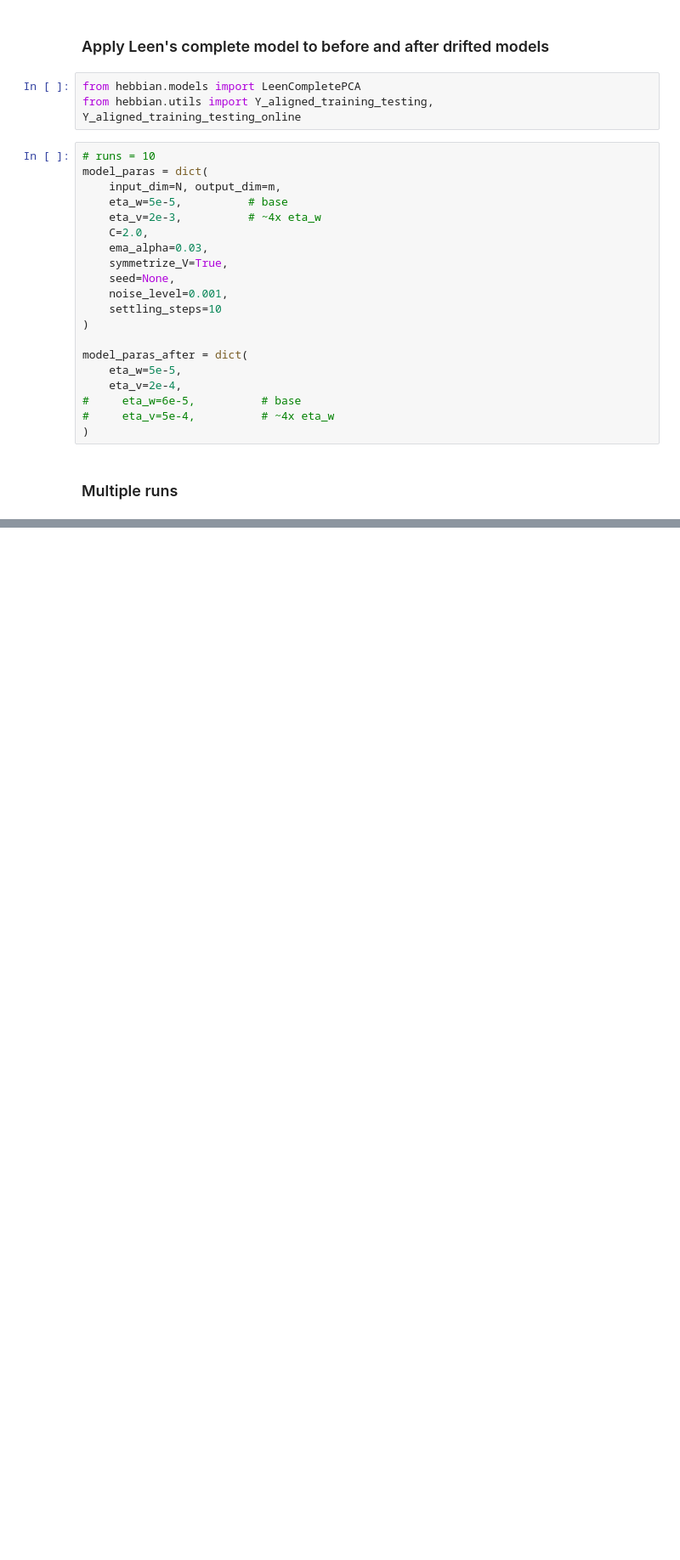
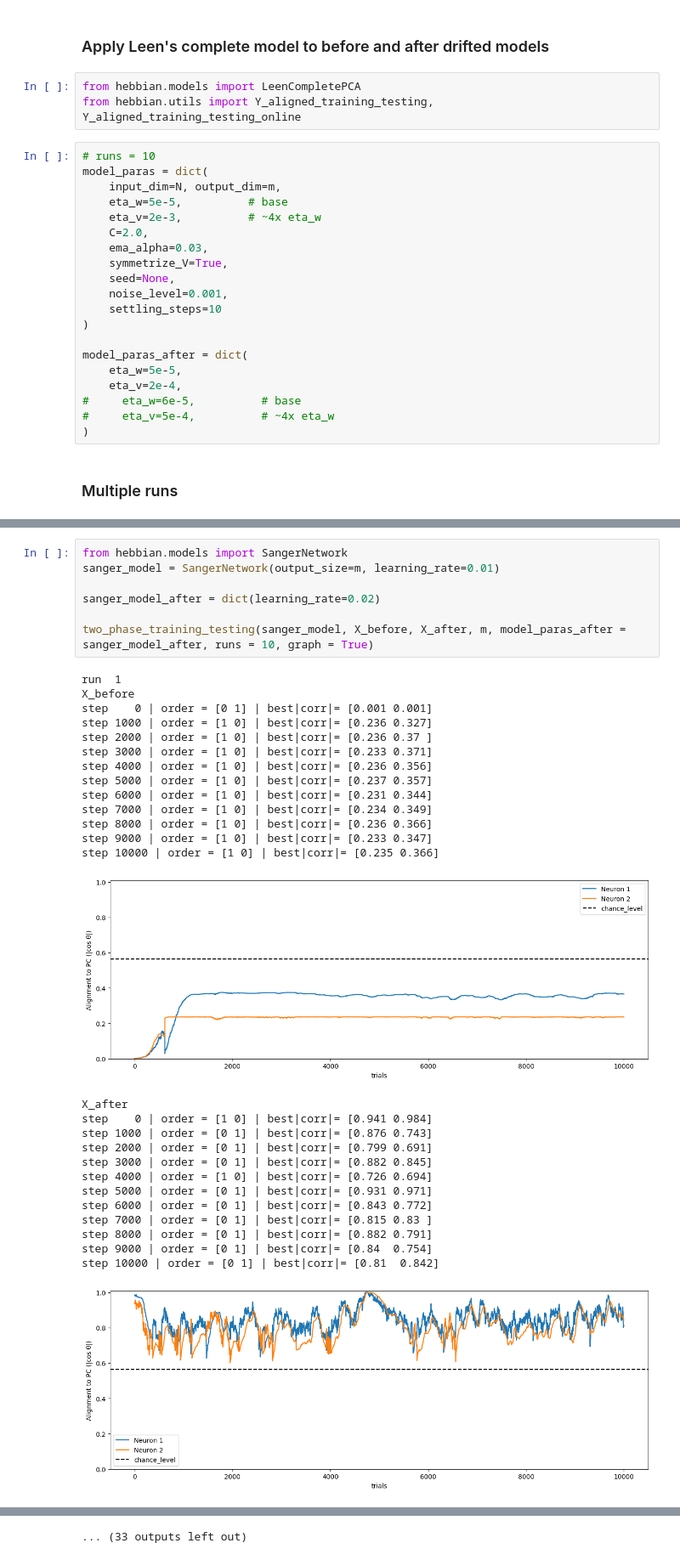
Before and after one commit to neuralalgorithms/representational-drift, a Jupyter notebook: leen_on_rotation.ipynb, the cells around one changed output, grey strips where cells are left out. Shown at 85% size. Saved outputs shown, nothing was run; the diff lists cells and outputs as text; blank space fills up the shorter version.

```diff
--- a/leen_on_rotation.ipynb
+++ b/leen_on_rotation.ipynb
@@ -133,0 +137,35 @@ def two_phase_training_testing(model, data_before, data_after, m, model_paras_af
+# %%
+from hebbian.models import SangerNetwork
+sanger_model = SangerNetwork(output_size=m, learning_rate=0.01)
+
+sanger_model_after = dict(learning_rate=0.02)
+
+two_phase_training_testing(sanger_model, X_before, X_after, m, model_paras_after = sanger_model_after, runs = 10, graph = True)
+# %% [output]
+run  1
+X_before
+step    0 | order = [0 1] | best|corr|= [0.001 0.001]
+step 1000 | order = [1 0] | best|corr|= [0.236 0.327]
+step 2000 | order = [1 0] | best|corr|= [0.236 0.37 ]
+step 3000 | order = [1 0] | best|corr|= [0.233 0.371]
+step 4000 | order = [1 0] | best|corr|= [0.236 0.356]
+step 5000 | order = [1 0] | best|corr|= [0.237 0.357]
+step 6000 | order = [1 0] | best|corr|= [0.231 0.344]
+step 7000 | order = [1 0] | best|corr|= [0.234 0.349]
+step 8000 | order = [1 0] | best|corr|= [0.236 0.366]
+step 9000 | order = [1 0] | best|corr|= [0.233 0.347]
+step 10000 | order = [1 0] | best|corr|= [0.235 0.366]
+[figure, added]
+X_after
+step    0 | order = [1 0] | best|corr|= [0.941 0.984]
+step 1000 | order = [0 1] | best|corr|= [0.876 0.743]
+step 2000 | order = [0 1] | best|corr|= [0.799 0.691]
+step 3000 | order = [0 1] | best|corr|= [0.882 0.845]
+step 4000 | order = [1 0] | best|corr|= [0.726 0.694]
+step 5000 | order = [0 1] | best|corr|= [0.931 0.971]
+step 6000 | order = [0 1] | best|corr|= [0.843 0.772]
+step 7000 | order = [0 1] | best|corr|= [0.815 0.83 ]
+step 8000 | order = [0 1] | best|corr|= [0.882 0.791]
+step 9000 | order = [0 1] | best|corr|= [0.84  0.754]
+step 10000 | order = [0 1] | best|corr|= [0.81  0.842]
+[figure, added]
@@ -134,3 +234,4 @@ def two_phase_training_testing(model, data_before, data_after, m, model_paras_af
+... (33 outputs left out)
 # %%
 leen_model  = LeenCompletePCA(**model_paras)
 
```
Also changed, not shown: parts of 10 cells of this notebook, 4 other files.
